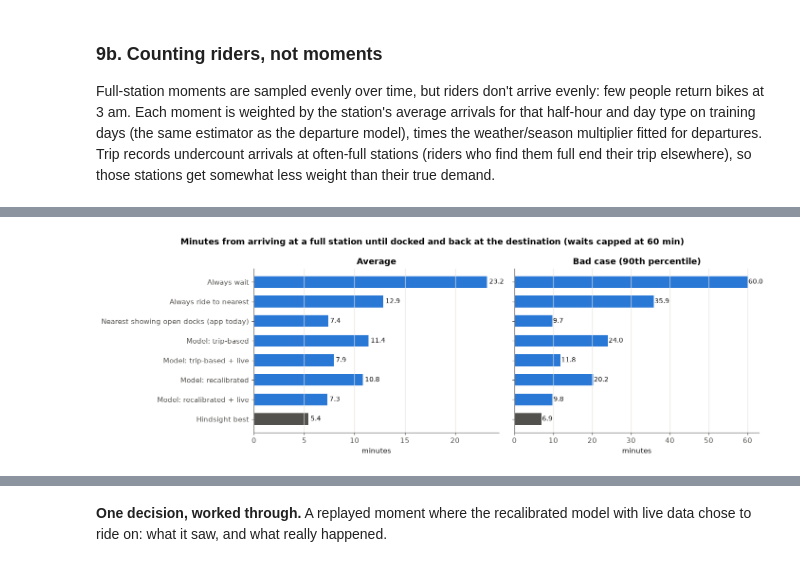
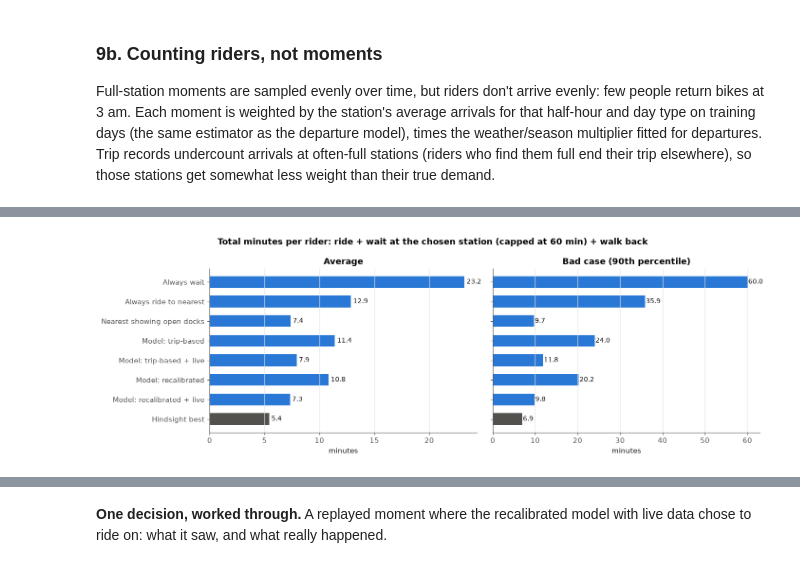
Before and after one commit to mzhou3299/citibike-demand-analysis-2024, a Jupyter notebook: Decision_model.ipynb, the cells around one changed output, grey strips where cells are left out. Drawn from its saved outputs; the diff is of its cells as text; code cells hidden in the pictures.

Commit message:
Clarify wording in decision model and README

```diff
--- a/Decision_model.ipynb
+++ b/Decision_model.ipynb
@@ -1298,7 +1298,7 @@ def expected_arrivals_per_min(station, t_min):
 POLICIES = [
     "Always wait",
     "Always ride to nearest",
-    "Nearest showing open docks (app today)",
+    "Nearest showing open docks",
     "Model: trip-based",
     "Model: trip-based + live",
     "Model: recalibrated",
@@ -1367,7 +1367,7 @@ def replay_block(block, events):
     choice = {
         "Always wait": np.zeros(n, dtype=int),
         "Always ride to nearest": np.where(exists[:, 1], 1, 0),
-        "Nearest showing open docks (app today)": np.where(has_open, 1 + open_now[:, 1:].argmax(axis=1), 0),
+        "Nearest showing open docks": np.where(has_open, 1 + open_now[:, 1:].argmax(axis=1), 0),
         **{name: cost.argmin(axis=1) for name, cost in expected_cost.items()},
         "Hindsight best": real_total.argmin(axis=1),
     }
@@ -1394,7 +1394,7 @@ for block_number, block in enumerate(test_blocks):   # not `b`: that name holds
 
 replay = pd.concat(replay_parts, ignore_index=True)
 print(f"{len(replay):,} of {len(replay_events):,} sampled full-station moments kept "
-      f"(the rest had a station within reach out of service or not reporting during the hour)")
+      f"(the rest had a candidate station out of service or not reporting during the hour)")
 
 
 def weighted_quantile(values, weights, q):
@@ -1405,7 +1405,7 @@ def weighted_quantile(values, weights, q):
 
 
 def summarize(replay, weights):
-    """One row per decision rule: minutes until docked and back at the destination, with waits capped at MAX_WAIT_MIN.
+    """One row per decision rule: total minutes = ride + wait at the chosen station (capped at MAX_WAIT_MIN) + walk back.
     `weights` = how much each moment counts (all ones = every moment counts the same)."""
     w = np.asarray(weights, dtype=float)
     best = replay["Hindsight best"].to_numpy()
@@ -1418,7 +1418,7 @@ def summarize(replay, weights):
             "median (min)": weighted_quantile(total, w, 0.5),
             "90th pct (min)": weighted_quantile(total, w, 0.9),
             f"% over {LONG_WAIT_MIN} min": 100 * np.average(total > LONG_WAIT_MIN, weights=w),
-            f"% no dock within {MAX_WAIT_MIN} min": 100 * np.average(replay["unresolved: " + policy].to_numpy(), weights=w),
+            f"% still waiting after {MAX_WAIT_MIN} min at chosen station": 100 * np.average(replay["unresolved: " + policy].to_numpy(), weights=w),
             "% rode on": 100 * np.average(replay["moved: " + policy].to_numpy(), weights=w),
             "mean minutes lost vs hindsight": np.average(total - best, weights=w),
         })
@@ -1427,6 +1427,6 @@ def summarize(replay, weights):
 
 decision_summary = summarize(replay, replay.rider_weight)                  # main result: per rider
 decision_summary_by_moment = summarize(replay, np.ones(len(replay)))       # every full-station moment counts the same
-print(f"Per rider: minutes until docked and back at the destination, waits capped at {MAX_WAIT_MIN} minutes")
+print(f"Per rider: total minutes = ride + wait at the chosen station (capped at {MAX_WAIT_MIN}) + walk back")
 decision_summary
 # %% [output]
@@ -1460,22 +1460,22 @@ Per full-station moment (unweighted), for comparison:
 # %%
 fig, axes = plt.subplots(1, 2, figsize=(13, 4.4), sharey=True)
 order = decision_summary.index[::-1]
 for ax, (metric, title) in zip(axes, [("mean (min)", "Average"), ("90th pct (min)", "Bad case (90th percentile)")]):
     values = decision_summary.loc[order, metric]
     colors = [INK_SECONDARY if rule == "Hindsight best" else SERIES_COLORS[0] for rule in order]
     ax.barh(order, values, color=colors, height=0.6)
     for y_pos, value in enumerate(values):
         ax.text(value + 0.2, y_pos, f"{value:.1f}", va="center", color=INK, fontsize=9)
     ax.set_title(title)
     ax.set_xlabel("minutes")
     ax.grid(axis="y", visible=False)
-fig.suptitle(f"Minutes from arriving at a full station until docked and back at the destination (waits capped at {MAX_WAIT_MIN} min)",
+fig.suptitle(f"Total minutes per rider: ride + wait at the chosen station (capped at {MAX_WAIT_MIN} min) + walk back",
              fontweight="bold")
 plt.tight_layout()
 plt.savefig(f"{FIG_DIR}/decision_rules_comparison.png", dpi=150, bbox_inches="tight")
 plt.show()
 # %% [output]
-[figure, old version]
+[figure, new version]
 # %%
 # Does the best rule depend on the time of day? Rider-weighted mean minutes (waits capped at 60) per rule and period
 rider_w = replay.rider_weight
```
Also changed, not shown: parts of 7 cells of this notebook, 3 other files.
